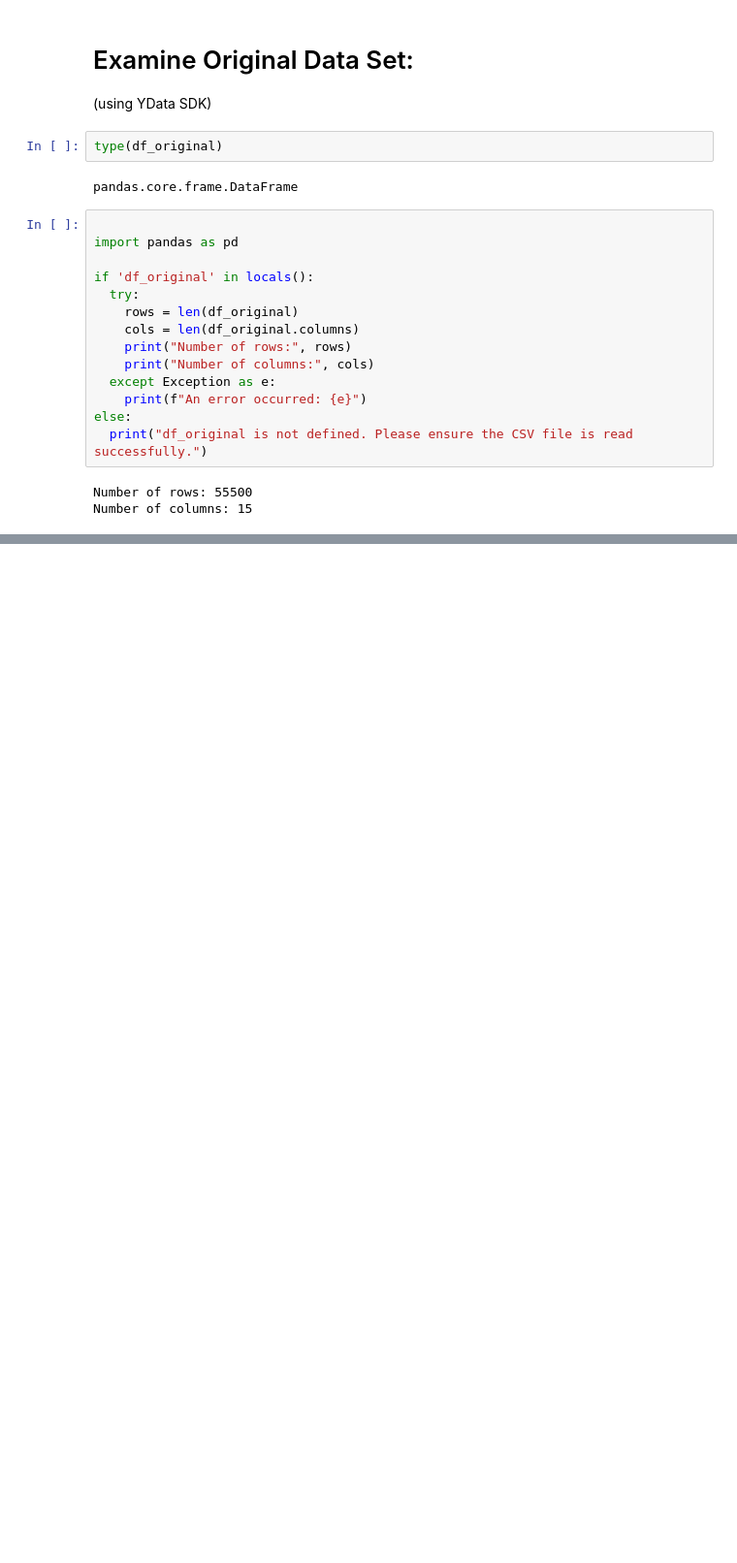
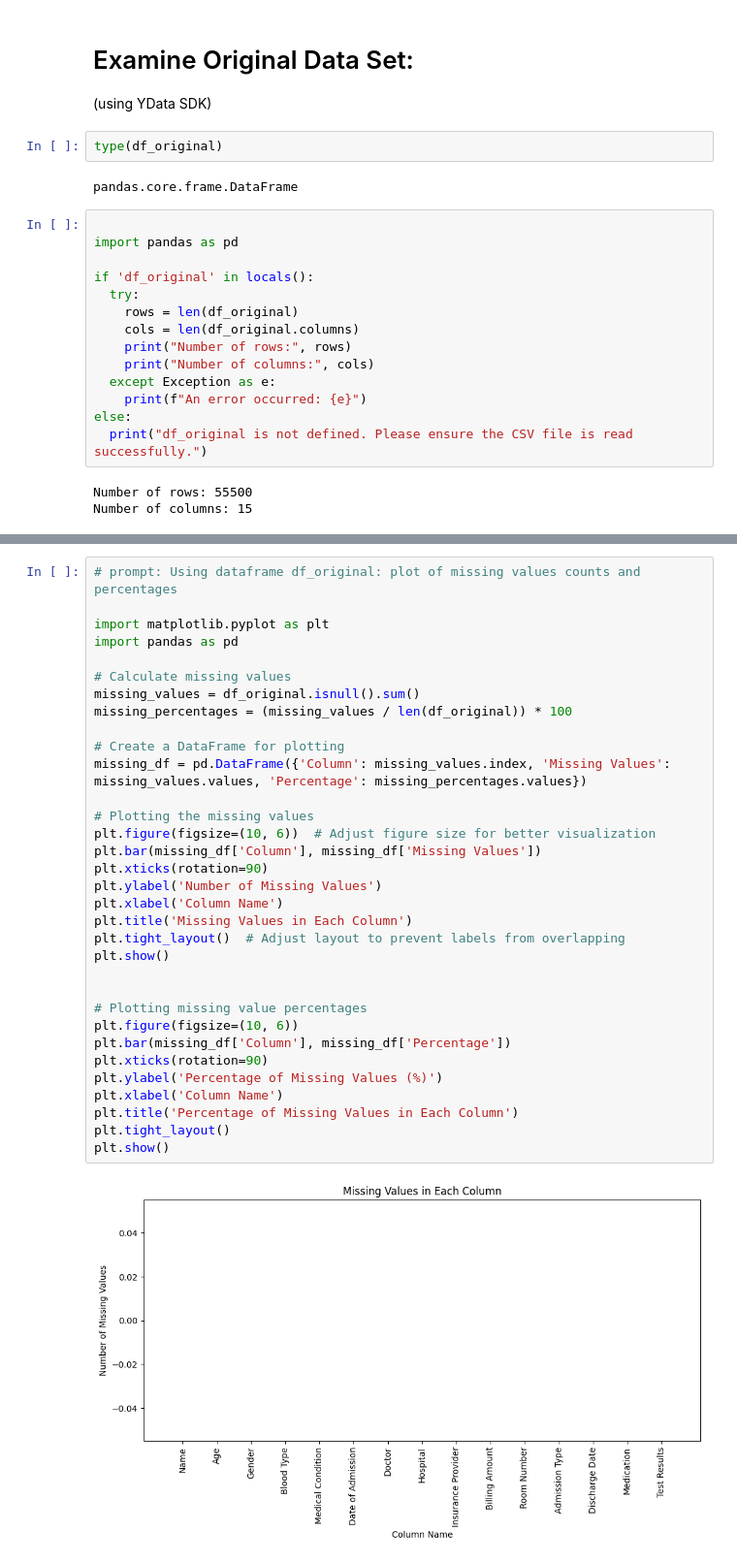
Before and after one commit to BarryDeCicco/Synthetic_Data, a Jupyter notebook: Experiments_with_Synthetic_Data.ipynb, the cells around one changed output, grey strips where cells are left out. Shown at 97% size. Drawn from its saved outputs; the diff is of its cells as text; blank space fills up the shorter version.

Commit message:
Added distribution plots for the numeric variables, and missing value plots.

```diff
--- a/Experiments_with_Synthetic_Data.ipynb
+++ b/Experiments_with_Synthetic_Data.ipynb
@@ -84,0 +99,35 @@ Number of columns: 15
+# %%
+# prompt: Using dataframe df_original: plot of missing values counts and percentages
+
+import matplotlib.pyplot as plt
+import pandas as pd
+
+# Calculate missing values
+missing_values = df_original.isnull().sum()
+missing_percentages = (missing_values / len(df_original)) * 100
+
+# Create a DataFrame for plotting
+missing_df = pd.DataFrame({'Column': missing_values.index, 'Missing Values': missing_values.values, 'Percentage': missing_percentages.values})
+
+# Plotting the missing values
+plt.figure(figsize=(10, 6))  # Adjust figure size for better visualization
+plt.bar(missing_df['Column'], missing_df['Missing Values'])
+plt.xticks(rotation=90)
+plt.ylabel('Number of Missing Values')
+plt.xlabel('Column Name')
+plt.title('Missing Values in Each Column')
+plt.tight_layout()  # Adjust layout to prevent labels from overlapping
+plt.show()
+
+
+# Plotting missing value percentages
+plt.figure(figsize=(10, 6))
+plt.bar(missing_df['Column'], missing_df['Percentage'])
+plt.xticks(rotation=90)
+plt.ylabel('Percentage of Missing Values (%)')
+plt.xlabel('Column Name')
+plt.title('Percentage of Missing Values in Each Column')
+plt.tight_layout()
+plt.show()
+# %% [output]
+[figure, added]
```
Also changed, not shown: parts of 3 cells of this notebook.
